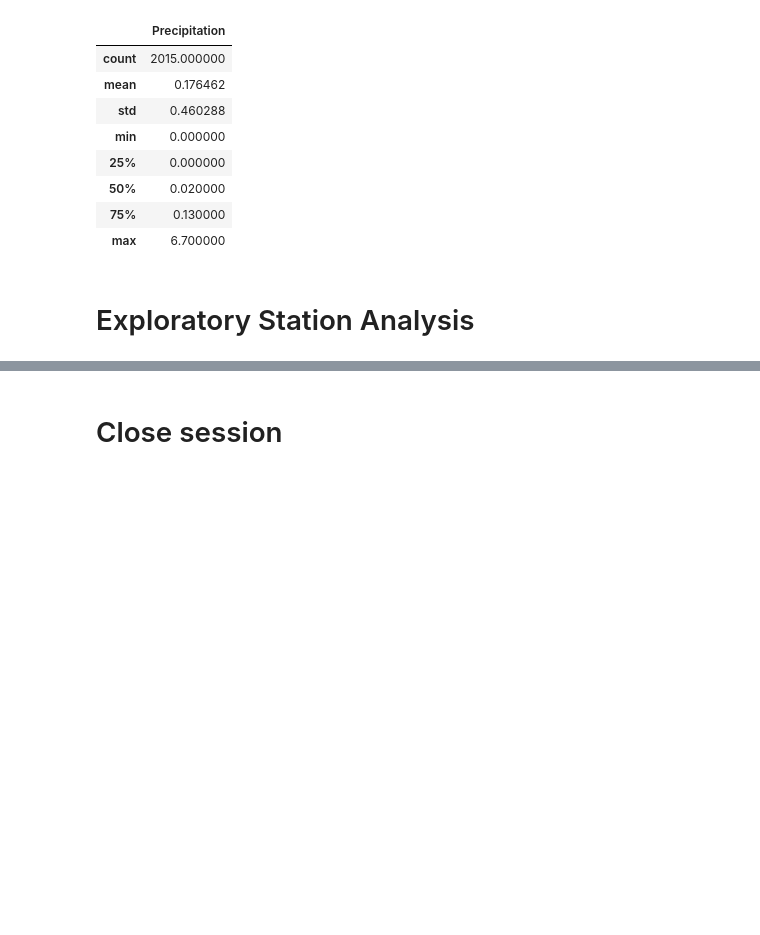
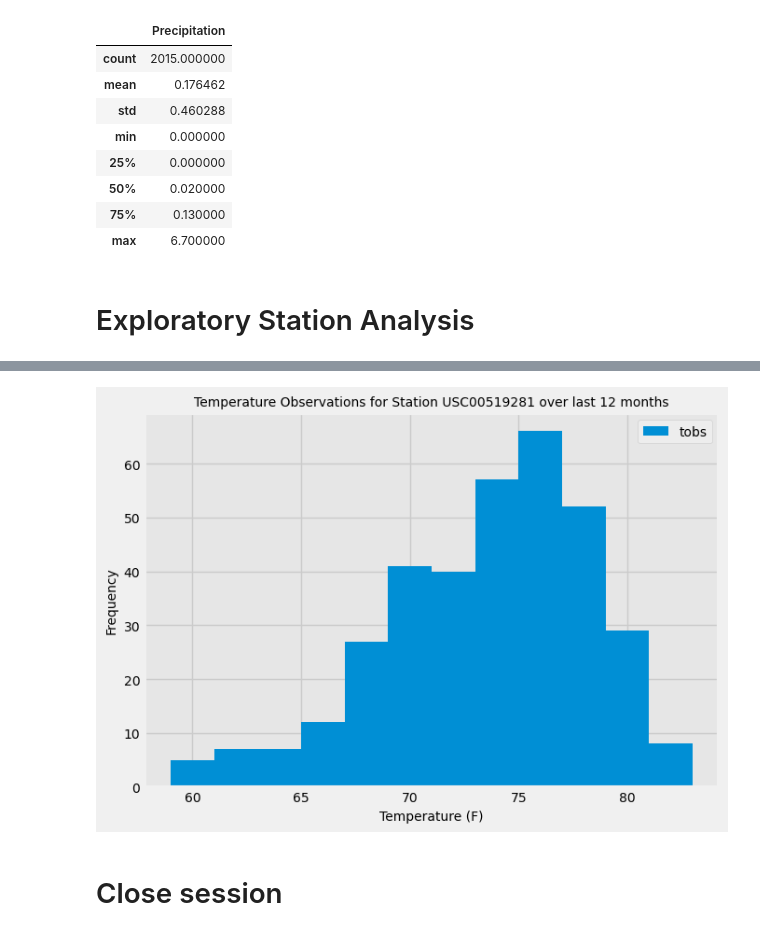
Before and after one commit to saraparveen26/SQLAlchemy---Climate-Data-Analysis-and-API-app, a Jupyter notebook: SurfsUp/climate_solved.ipynb, the cells around one changed output, grey strips where cells are left out. Cells and saved outputs as stored; diff of their text form; code cells hidden in the pictures; blank space fills up the shorter version.

Commit message:
station analysis

```diff
--- a/SurfsUp/climate_solved.ipynb
+++ b/SurfsUp/climate_solved.ipynb
@@ -142,3 +149,7 @@ prcp_scores_db.describe()
 # %%
 # Design a query to find the most active stations (i.e. what stations have the most rows?)
 # List the stations and the counts in descending order.
+active_stations = session.query(Measurement.station, func.count(Measurement.station)).\
+                    group_by(Measurement.station).\
+                    order_by(func.count(Measurement.station).desc()).all()
+active_stations
@@ -146,0 +166,6 @@ prcp_scores_db.describe()
+# %%
+# Which station id has the greatest number of observations?
+most_active_station = active_stations[0][0]
+
+# Show the most active station
+print(f"{most_active_station} has the greatest number of observations.")
@@ -147,3 +193,13 @@ prcp_scores_db.describe()
 # %%
 # Using the most active station id
 # Query the last 12 months of temperature observation data for this station and plot the results as a histogram
+station_temp_data = session.query(Measurement.station, Measurement.tobs).\
+                    filter(Measurement.station == most_active_station).\
+                    filter(Measurement.date >= latest_year_date).\
+                    order_by(Measurement.date).all()
+
+# Save the query results as a Pandas DataFrame
+station_temp_db = pd.DataFrame(station_temp_data)
+
+# Display the dataset
+station_temp_db.head()
@@ -150,3 +213,20 @@ prcp_scores_db.describe()
+# %%
+# Plot the histogram
+Fig2 = station_temp_db.plot(kind='hist', bins=12, fontsize=10, figsize=(7,5))
+
+Fig2.set_facecolor('0.9')
+plt.legend(loc='upper right', fontsize=10)
+plt.grid(True, alpha=1.0)
+
+plt.xlabel("Temperature (F)", size=10)
+plt.ylabel("Frequency", size=10)
+plt.title("Temperature Observations for Station USC00519281 over last 12 months", size=10)
+
+plt.tight_layout()
+
+plt.show()
+# %% [output]
+[figure, added]
 # %% [markdown]
 # Close session
 # %%
```
Also changed, not shown: parts of 8 cells of this notebook.
